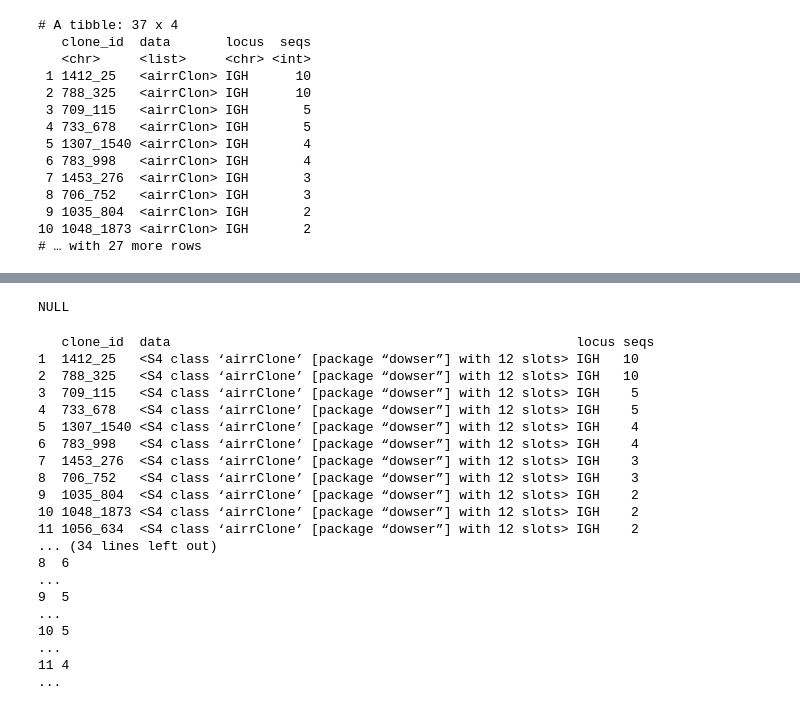
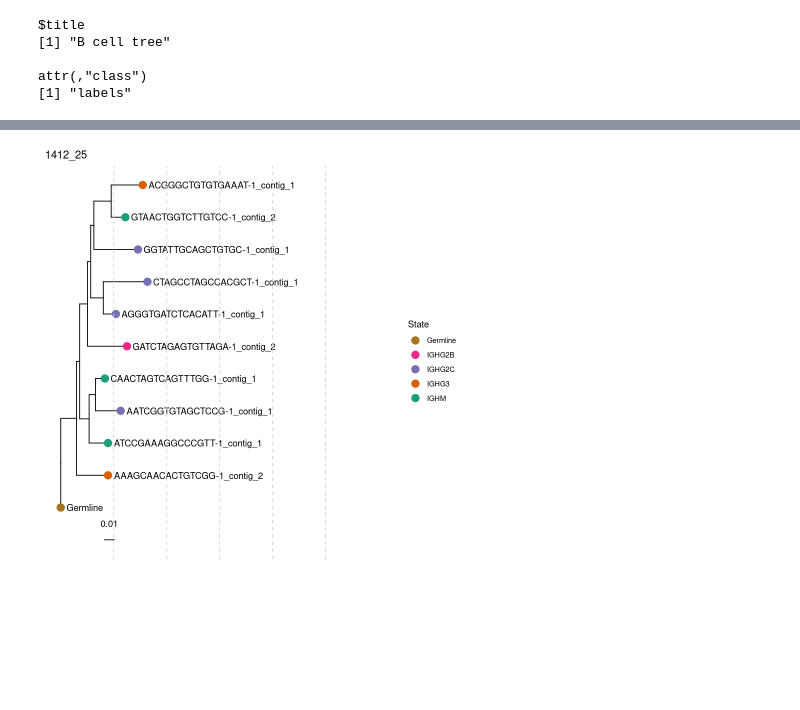
Before and after one commit to sphilmoon/immcantation, a Jupyter notebook: processed_docker/a_docker/jupyter/dowser/dowser_a_032922_pm_TEST.ipynb, the cells around one changed output, grey strips where cells are left out. Drawn from its saved outputs; the diff is of its cells as text; code cells hidden in the pictures; blank space fills up the shorter version.

```diff
--- a/processed_docker/a_docker/jupyter/dowser/dowser_a_032922_pm_TEST.ipynb
+++ b/processed_docker/a_docker/jupyter/dowser/dowser_a_032922_pm_TEST.ipynb
@@ -100,19 +88,15 @@ Warning message in buildIgphyml(data, igphyml = exec, temp_path = file.path(dir,
 # %%
-print(clones)
+plots <- plotTrees(trees, tips="c_call", tipsize=4)
 
-clones$parameters[[1]]$omega_mle
+treeplot <- plots[[2]] + geom_tiplab(offset=0.005) +
+geom_vline(xintercept=c(0.05,0.1,0.15,0.2,0.25),
+           linetype="dashed",color="lightgrey") + xlim(0,0.3)
+ggtitle("B cell tree")
+
+treeplot
 # %% [output]
-# A tibble: 37 x 4
-   clone_id  data       locus  seqs
-   <chr>     <list>     <chr> <int>
- 1 1412_25   <airrClon> IGH      10
- 2 788_325   <airrClon> IGH      10
- 3 709_115   <airrClon> IGH       5
- 4 733_678   <airrClon> IGH       5
- 5 1307_1540 <airrClon> IGH       4
- 6 783_998   <airrClon> IGH       4
- 7 1453_276  <airrClon> IGH       3
- 8 706_752   <airrClon> IGH       3
- 9 1035_804  <airrClon> IGH       2
-10 1048_1873 <airrClon> IGH       2
-# … with 27 more rows
+$title
+[1] "B cell tree"
+
+attr(,"class")
+[1] "labels"
@@ -121,26 +103 @@ Warning message:
-NULL
+[figure, added]
-# %%
-# Build maxmimum parsimony trees for first four clones using
-# phangorn package in R
-trees <- getTrees(clones)
-
-# simple tree plotting with ggtree R package with isotypes at tips
-scaleBranches(trees, edge_type = "mutations")
-# %% [output]
-   clone_id  data                                                    locus seqs
-1  1412_25   <S4 class ‘airrClone’ [package “dowser”] with 12 slots> IGH   10
-2  788_325   <S4 class ‘airrClone’ [package “dowser”] with 12 slots> IGH   10
-3  709_115   <S4 class ‘airrClone’ [package “dowser”] with 12 slots> IGH    5
-4  733_678   <S4 class ‘airrClone’ [package “dowser”] with 12 slots> IGH    5
-5  1307_1540 <S4 class ‘airrClone’ [package “dowser”] with 12 slots> IGH    4
-6  783_998   <S4 class ‘airrClone’ [package “dowser”] with 12 slots> IGH    4
-7  1453_276  <S4 class ‘airrClone’ [package “dowser”] with 12 slots> IGH    3
-8  706_752   <S4 class ‘airrClone’ [package “dowser”] with 12 slots> IGH    3
-9  1035_804  <S4 class ‘airrClone’ [package “dowser”] with 12 slots> IGH    2
-10 1048_1873 <S4 class ‘airrClone’ [package “dowser”] with 12 slots> IGH    2
-11 1056_634  <S4 class ‘airrClone’ [package “dowser”] with 12 slots> IGH    2
-... (34 lines left out)
-8  6                                                                                                                                                                                                     ...
-9  5                                                                                                                                                                                                     ...
-10 5                                                                                                                                                                                                     ...
-11 4                                                                                                                                                                                                     ...
```
Also changed, not shown: parts of 10 cells of this notebook, 2 other files.
